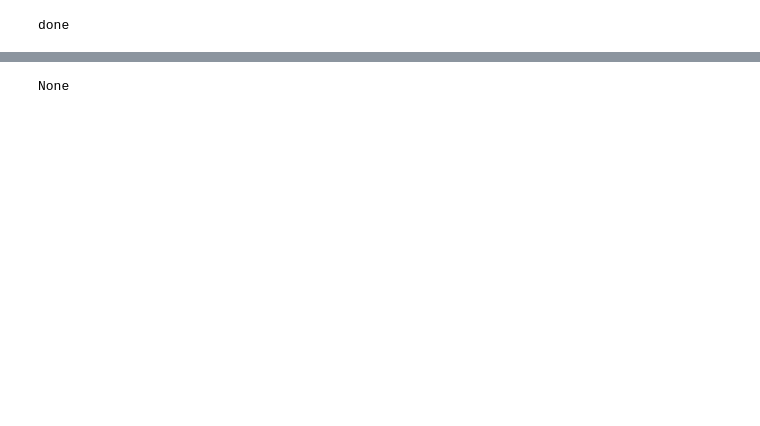
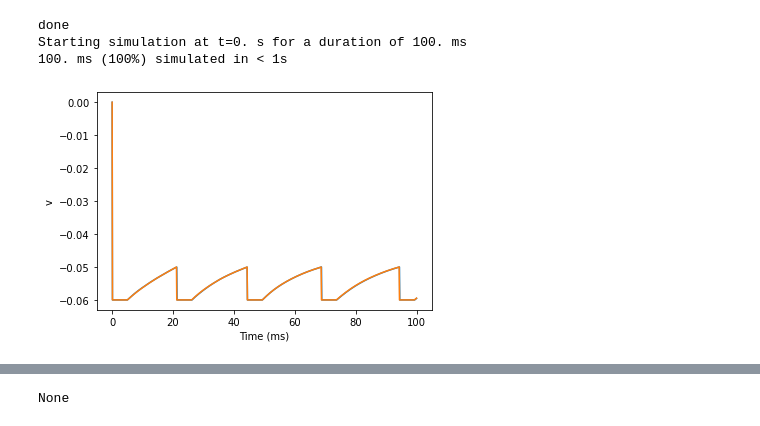
Before and after one commit to EmilyBjartskular/spiking-adventure, a Jupyter notebook: notebook/Synapses connections.ipynb, the cells around one changed output, grey strips where cells are left out. Cells and saved outputs as stored; diff of their text form; code cells hidden in the pictures; blank space fills up the shorter version.

Commit message:
Manageged to get some spikes

```diff
--- a/notebook/Synapses connections.ipynb
+++ b/notebook/Synapses connections.ipynb
@@ -98,10 +98,10 @@ seed(11922)  # to get identical figures for repeated runs
 ### General parameters
 
 
-input_neurons = 10 ### insert no of input neurons here ###
+input_neurons = 100 ### insert no of input neurons here ###
 i,j,N_e,N_i = synapse_generator(input_neurons) # Calls the function with connections
 
-duration = 5*ms      # Total simulation time
+duration = 100*ms      # Total simulation time
 sim_dt = 0.1*ms        # Integrator/sampling step
 
 
@@ -125,11 +125,11 @@ U_0 = 0.6              # Synaptic release probability at rest
 Omega_d = 2.0/second   # Synaptic depression rate
 Omega_f = 3.33/second  # Synaptic facilitation rate
 
-indices = array([50, 51, 50, 50, 51, 52, 53,54,55,56,50, 51, 50, 50, 51, 52, 53,54,55,56,50, 51, 50, 50, 51, 52, 53,54,55,56,50, 51, 50, 50, 51, 52, 53,54,55,56,50, 51, 50, 50, 51, 52, 53,54,55,56,50, 51, 50, 50, 51, 52, 53,54,55,56,50, 51, 50, 50, 51, 52, 53,54,55,56,50, 51, 50, 50, 51, 52, 53,54,55,56,50, 51, 50, 50, 51, 52, 53,54,55,56,50, 51, 50, 50, 51, 52, 53,54,55,56,])
+indices = np.linspace(0, 50, num=10)
 
 
+times = np.linspace(0, 90, num=10)*ms
 
-times = array([*range(1,1001,10)])*ms
 
 ################################################################################
 # Model definition
@@ -161,11 +161,11 @@ right = NeuronGroup(1, model=neuron_eqs,
 # Random initial membrane potential values and conductances
 neurons.v = 'E_l + rand()*(V_th-E_l)'
 neurons.g_e = 'w_e'
-neurons.g_i = 'w_i'
+#neurons.g_i = 'w_i'
 #neurons.I = 2
 #neurons.tau = [10, 100]*ms
-#input_layer = SpikeGeneratorGroup(input_neurons, indices, times) # assigs 1/4 of the neurons to the input layer
-input_layer = input_group[:input_neurons]
+input_layer = SpikeGeneratorGroup(input_neurons, indices, times) # assigs 1/4 of the neurons to the input layer
+#input_layer = input_group[:input_neurons]
 inh_neurons = neurons[:input_neurons] # assigs 1/4 of the neurons to the inhibitory layer
 left_layer  = neurons[1*input_neurons:2*input_neurons-1] # assigs 1/4 -1 of the neurons to the left exitatory layer
 right_layer = neurons[2*input_neurons-1:3*input_neurons-2] # assigs 1/4 -1 of the neurons to the right exitatory layer
@@ -231,33 +231,36 @@ ni = 50
 # Record conductances and membrane potential of neuron ni
 state_mon = StateMonitor(neurons, ['v', 'g_e', 'g_i'], record=ni)
 # We make sure to monitor synaptic variables after synapse are updated in order
 # to use simple recurrence relations to reconstruct them. Record all synapses
 # originating from neuron ni
 synapse_mon = StateMonitor(exc_syn, ['u_S', 'x_S'],
                            record=exc_syn[ni, :], when='after_synapses')
 
 M_left = StateMonitor(left_neuron, 'v', record=0)
 M_right = StateMonitor(right_neuron, 'v', record=0)
 
 
 print('done')
 
 
 
 
 run(duration, report='text')
 
 plot(M_left.t/ms, M_left.v[0])
 xlabel('Time (ms)')
 ylabel('v');
 
 
 
 plot(M_right.t/ms, M_right.v[0])
 xlabel('Time (ms)')
 ylabel('v');
 # %% [output]
 done
+Starting simulation at t=0. s for a duration of 100. ms
+100. ms (100%) simulated in < 1s
+[figure, added]
 # %%
 
 plot(M_right.t/ms, M_right.v[0])
```
Also changed, not shown: parts of 4 cells of this notebook.
